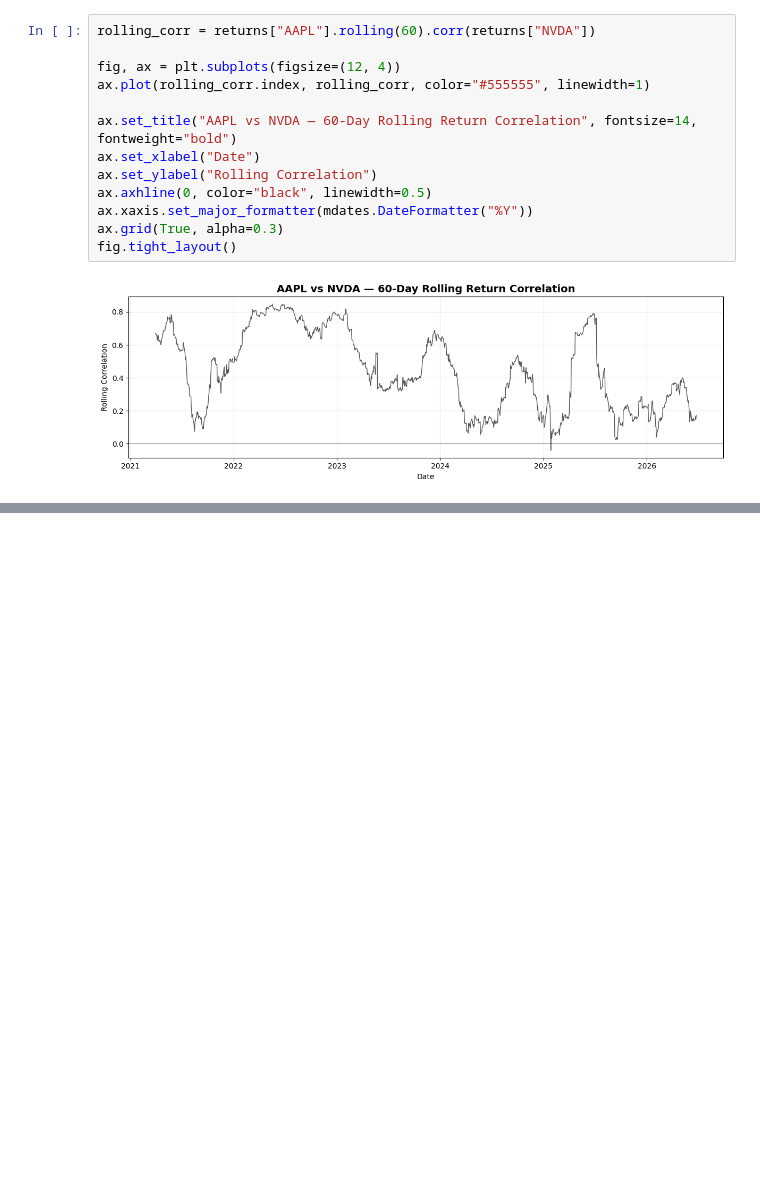
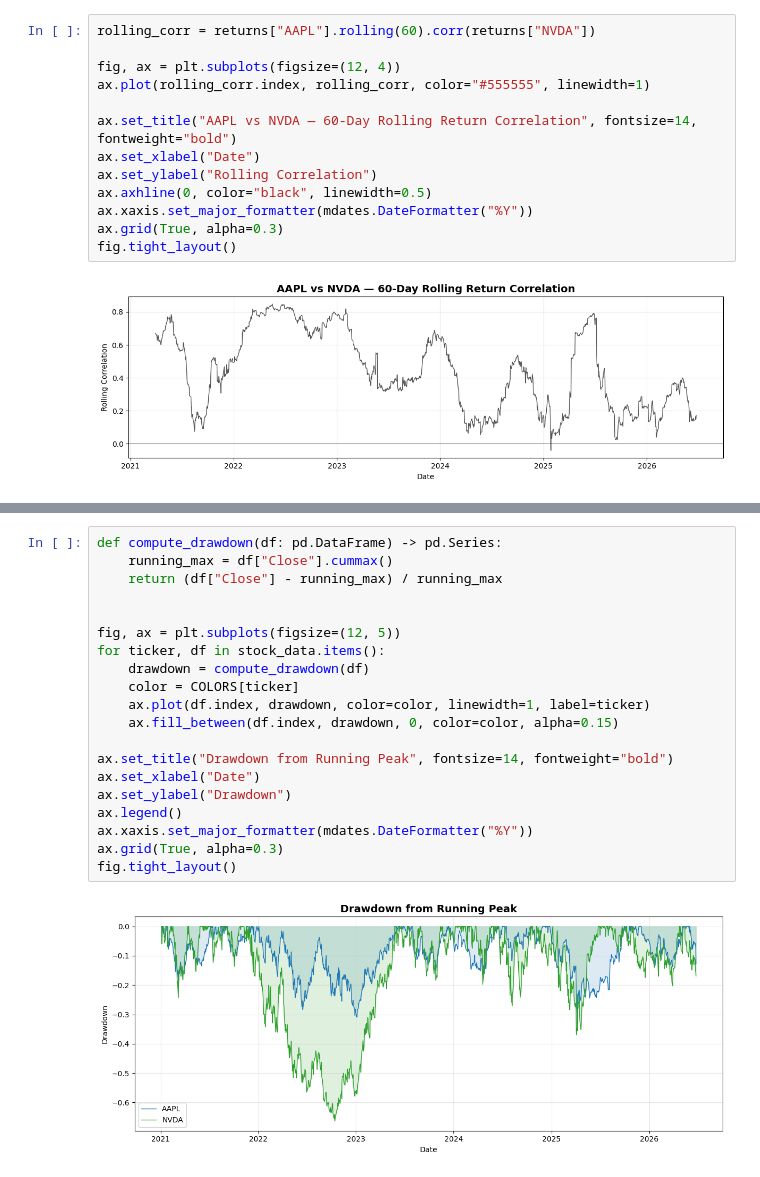
Before and after one commit to Namtran23805/stock-prediction, a Jupyter notebook: notebooks/basic_analysis.ipynb, the cells around one changed output, grey strips where cells are left out. Saved outputs shown, nothing was run; the diff lists cells and outputs as text; blank space fills up the shorter version.

```diff
--- a/notebooks/basic_analysis.ipynb
+++ b/notebooks/basic_analysis.ipynb
@@ -148,0 +170,22 @@ fig.tight_layout()
+# %%
+def compute_drawdown(df: pd.DataFrame) -> pd.Series:
+    running_max = df["Close"].cummax()
+    return (df["Close"] - running_max) / running_max
+
+
+fig, ax = plt.subplots(figsize=(12, 5))
+for ticker, df in stock_data.items():
+    drawdown = compute_drawdown(df)
+    color = COLORS[ticker]
+    ax.plot(df.index, drawdown, color=color, linewidth=1, label=ticker)
+    ax.fill_between(df.index, drawdown, 0, color=color, alpha=0.15)
+
+ax.set_title("Drawdown from Running Peak", fontsize=14, fontweight="bold")
+ax.set_xlabel("Date")
+ax.set_ylabel("Drawdown")
+ax.legend()
+ax.xaxis.set_major_formatter(mdates.DateFormatter("%Y"))
+ax.grid(True, alpha=0.3)
+fig.tight_layout()
+# %% [output]
+[figure, added]
```
Also changed, not shown: parts of 3 cells of this notebook.
